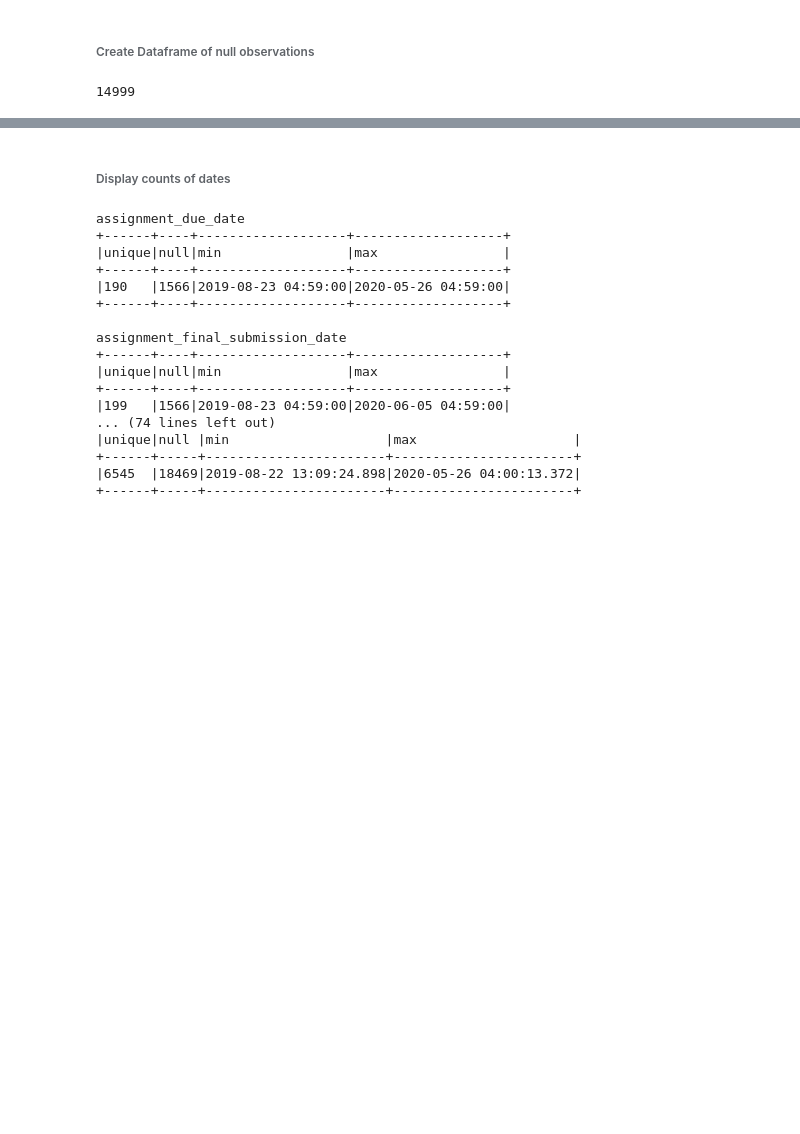
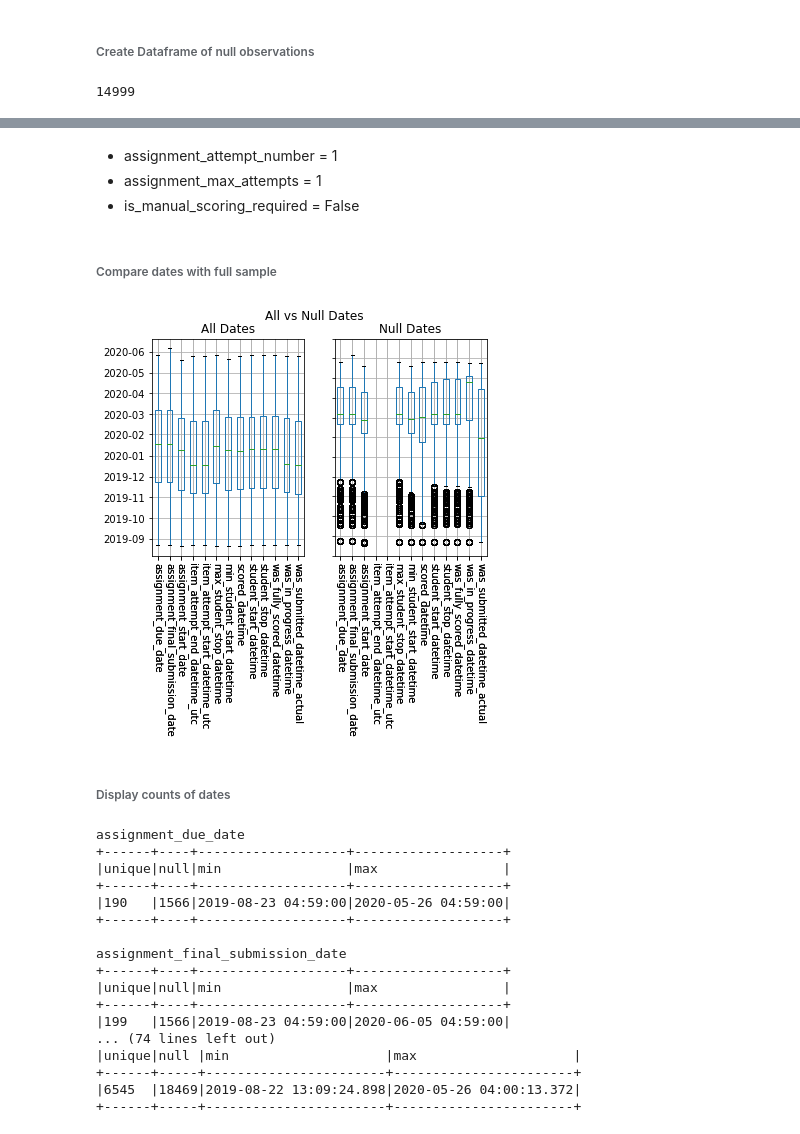
Before and after one commit to dlhinkley/c772-capstone-project, a Jupyter notebook: jupyter/investigation/investigate-14999-null-dates-in-item-attempt-dates.ipynb, the cells around one changed output, grey strips where cells are left out. Saved outputs shown, nothing was run; the diff lists cells and outputs as text; code cells hidden in the pictures; blank space fills up the shorter version.

```diff
--- a/jupyter/investigation/investigate-14999-null-dates-in-item-attempt-dates.ipynb
+++ b/jupyter/investigation/investigate-14999-null-dates-in-item-attempt-dates.ipynb
@@ -39,3 +34,19 @@ distinct_val(nullDf)
+# %% [markdown]
+- assignment_attempt_number = 1
+- assignment_max_attempts = 1
+- is_manual_scoring_required = False
+# %% [markdown]
+###### Compare dates with full sample
+# %%
+dual_date_boxplot(
+    get_random_sample(filterDf),
+    nullDf,
+    title1="All Dates",
+    title2='Null Dates',
+    main='All vs Null Dates'
+)
+# %% [output]
+[figure, added]
 # %% [markdown]
 ###### Display counts of dates
 # %%
```
Also changed, not shown: parts of 8 cells of this notebook, 31 other files.
